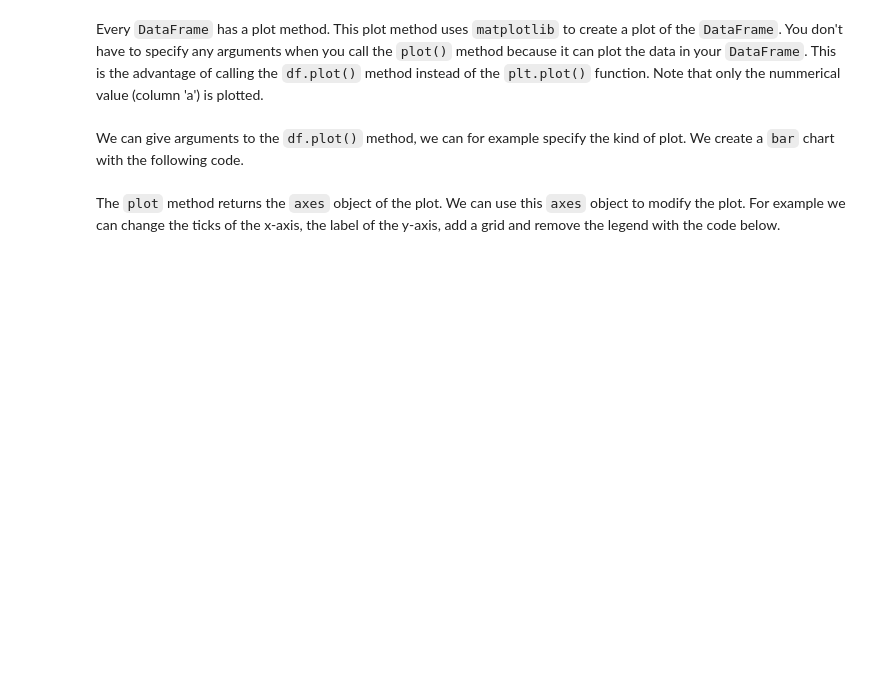
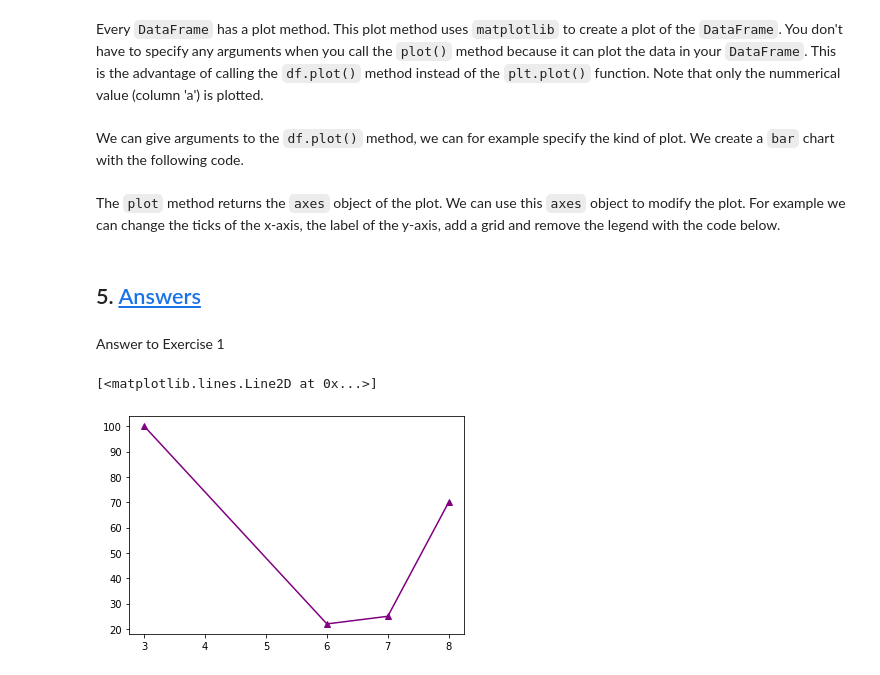
Before and after one commit to MAMBA-python/course-material, a Jupyter notebook: Exercise_notebooks/On_topic/02_matplotlib/01_matplotlib.ipynb, the cells around one changed output. Saved outputs shown, nothing was run; the diff lists cells and outputs as text; code cells hidden in the pictures; blank space fills up the shorter version.

```diff
--- a/Exercise_notebooks/On_topic/02_matplotlib/01_matplotlib.ipynb
+++ b/Exercise_notebooks/On_topic/02_matplotlib/01_matplotlib.ipynb
@@ -106,3 +136,13 @@ ax.set_ylabel('motivation to work')
 ax.set_xticklabels(df['b'].values);
 ax.grid()
 ax.legend('')
+# %% [markdown]
+
+## 5. [Answers](#top)<a id="5"></a>
+# %% [markdown]
+<a name="ex1answer">Answer to Exercise 1</a>
+# %%
+plt.plot([3, 6, 7, 8], [100, 22, 25, 70], marker='^', color='purple')
+# %% [output]
+[<matplotlib.lines.Line2D at 0x...>]
+[figure, added]
```
Also changed, not shown: parts of 14 cells of this notebook.
